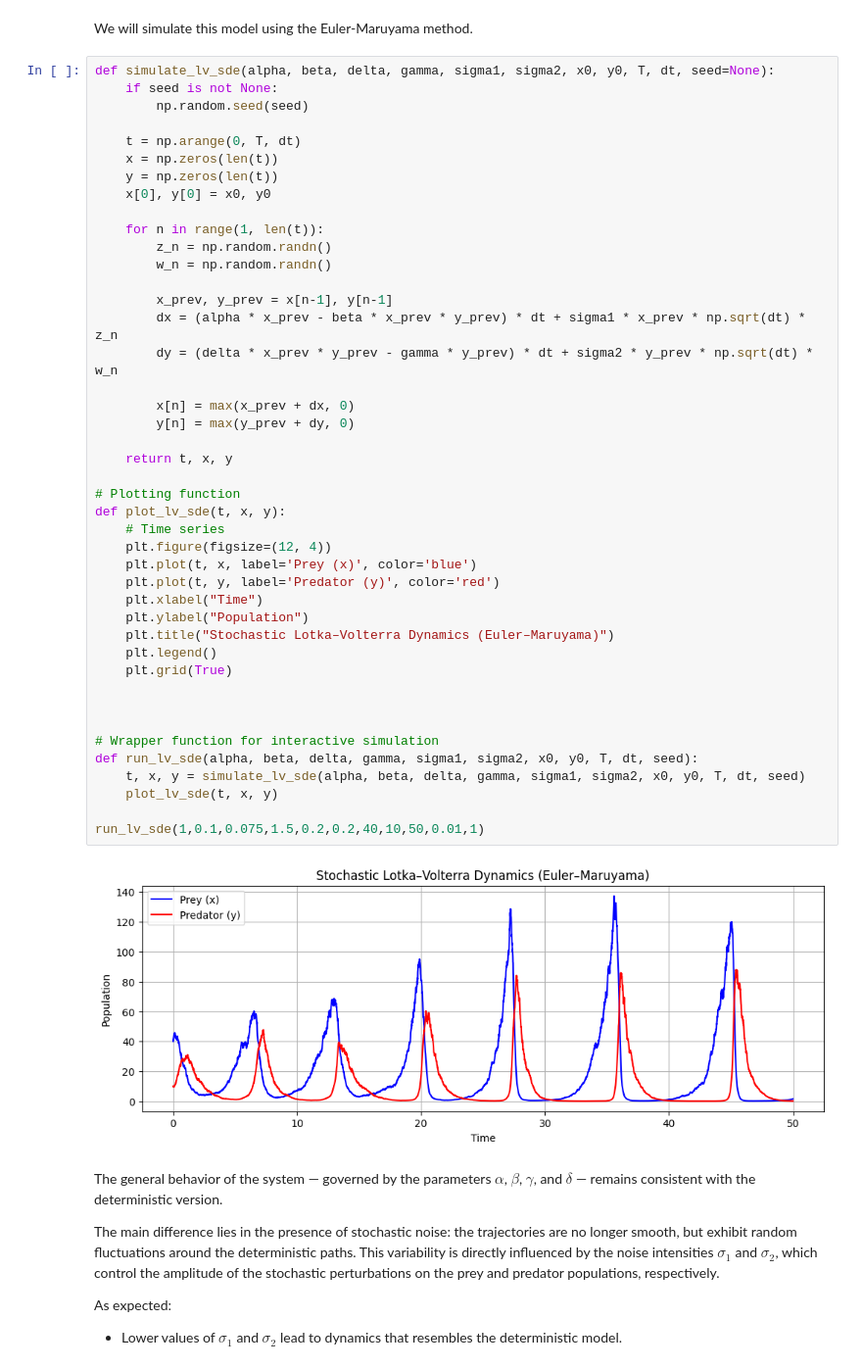
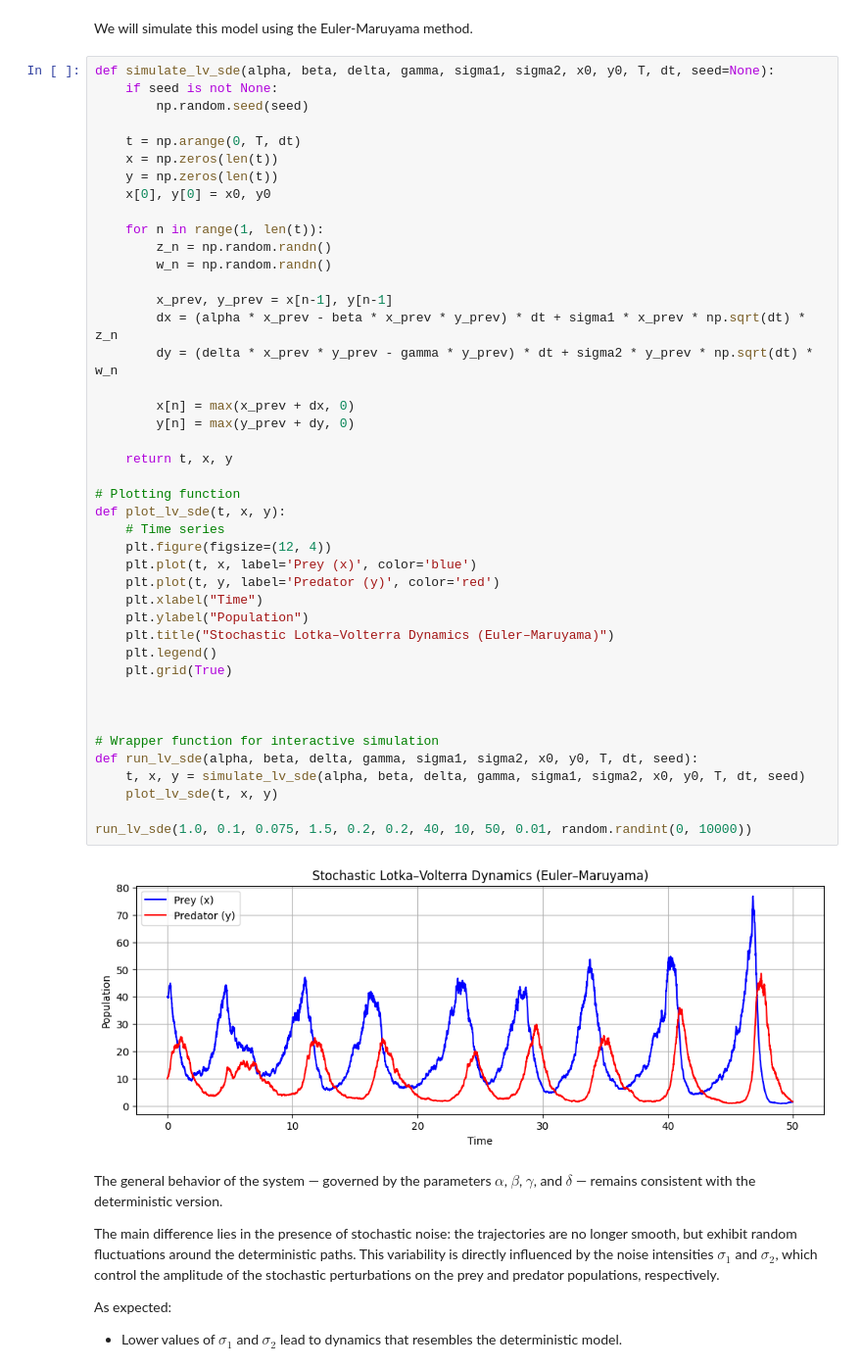
Before and after one commit to P4quitoz/stochastic-lotka-volterra, a Jupyter notebook: code/lotka_volterra_models_comparison_static_plots.ipynb, the cells around one changed output. Shown: that part at 98% size. Saved outputs shown, nothing was run; the diff lists cells and outputs as text.

```diff
--- a/code/lotka_volterra_models_comparison_static_plots.ipynb
+++ b/code/lotka_volterra_models_comparison_static_plots.ipynb
@@ -132,35 +132,35 @@ def simulate_lv_sde(alpha, beta, delta, gamma, sigma1, sigma2, x0, y0, T, dt, se
 
         x_prev, y_prev = x[n-1], y[n-1]
         dx = (alpha * x_prev - beta * x_prev * y_prev) * dt + sigma1 * x_prev * np.sqrt(dt) * z_n
         dy = (delta * x_prev * y_prev - gamma * y_prev) * dt + sigma2 * y_prev * np.sqrt(dt) * w_n
 
         x[n] = max(x_prev + dx, 0)
         y[n] = max(y_prev + dy, 0)
 
     return t, x, y
 
 # Plotting function
 def plot_lv_sde(t, x, y):
     # Time series
     plt.figure(figsize=(12, 4))
     plt.plot(t, x, label='Prey (x)', color='blue')
     plt.plot(t, y, label='Predator (y)', color='red')
     plt.xlabel("Time")
     plt.ylabel("Population")
     plt.title("Stochastic Lotka–Volterra Dynamics (Euler–Maruyama)")
     plt.legend()
     plt.grid(True)
 
 
 
 # Wrapper function for interactive simulation
 def run_lv_sde(alpha, beta, delta, gamma, sigma1, sigma2, x0, y0, T, dt, seed):
     t, x, y = simulate_lv_sde(alpha, beta, delta, gamma, sigma1, sigma2, x0, y0, T, dt, seed)
     plot_lv_sde(t, x, y)
 
-run_lv_sde(1,0.1,0.075,1.5,0.2,0.2,40,10,50,0.01,1)
+run_lv_sde(1.0, 0.1, 0.075, 1.5, 0.2, 0.2, 40, 10, 50, 0.01, random.randint(0, 10000))
 # %% [output]
-[figure, old version]
+[figure, new version]
 # %% [markdown]
 The general behavior of the system — governed by the parameters $\alpha$, $\beta$, $\gamma$, and $\delta$ — remains consistent with the deterministic version.
 
```
Also changed, not shown: parts of 10 cells of this notebook, 4 other files.
